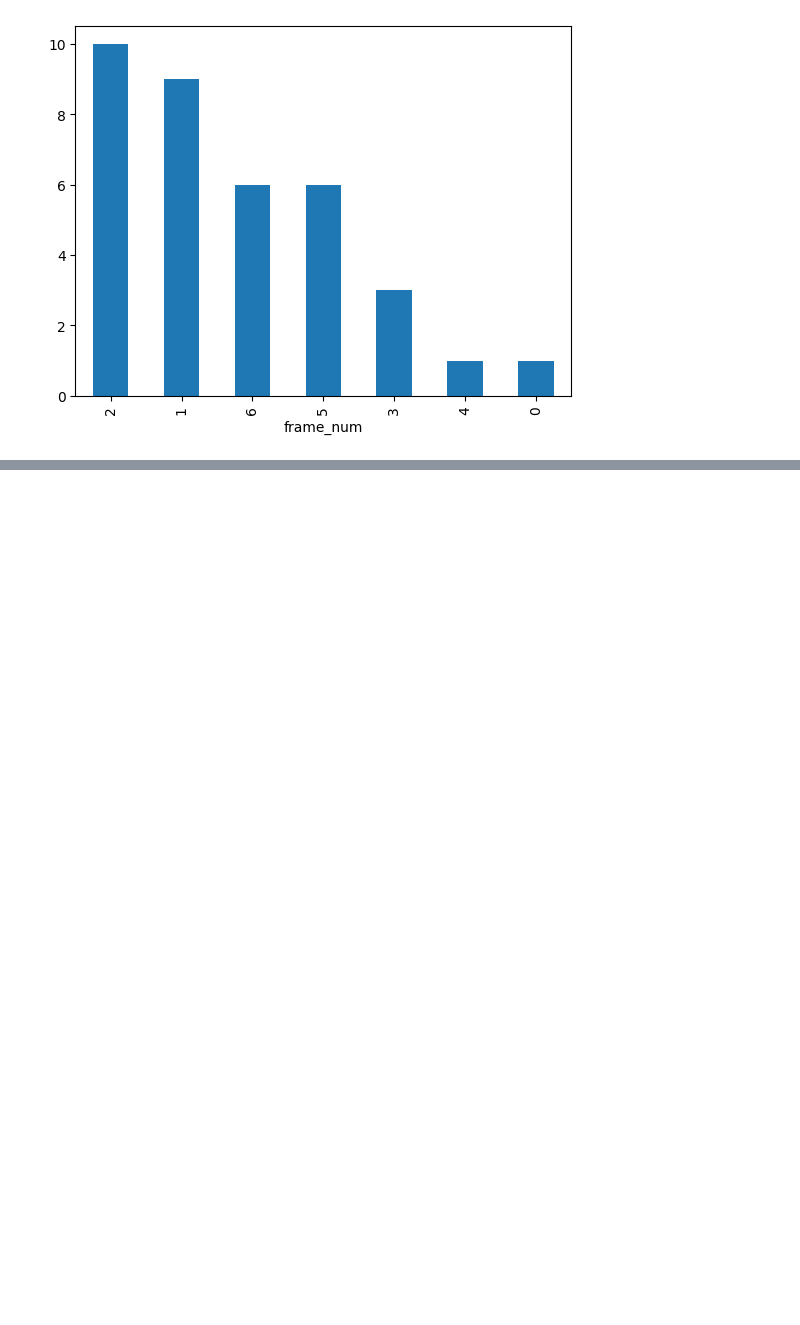
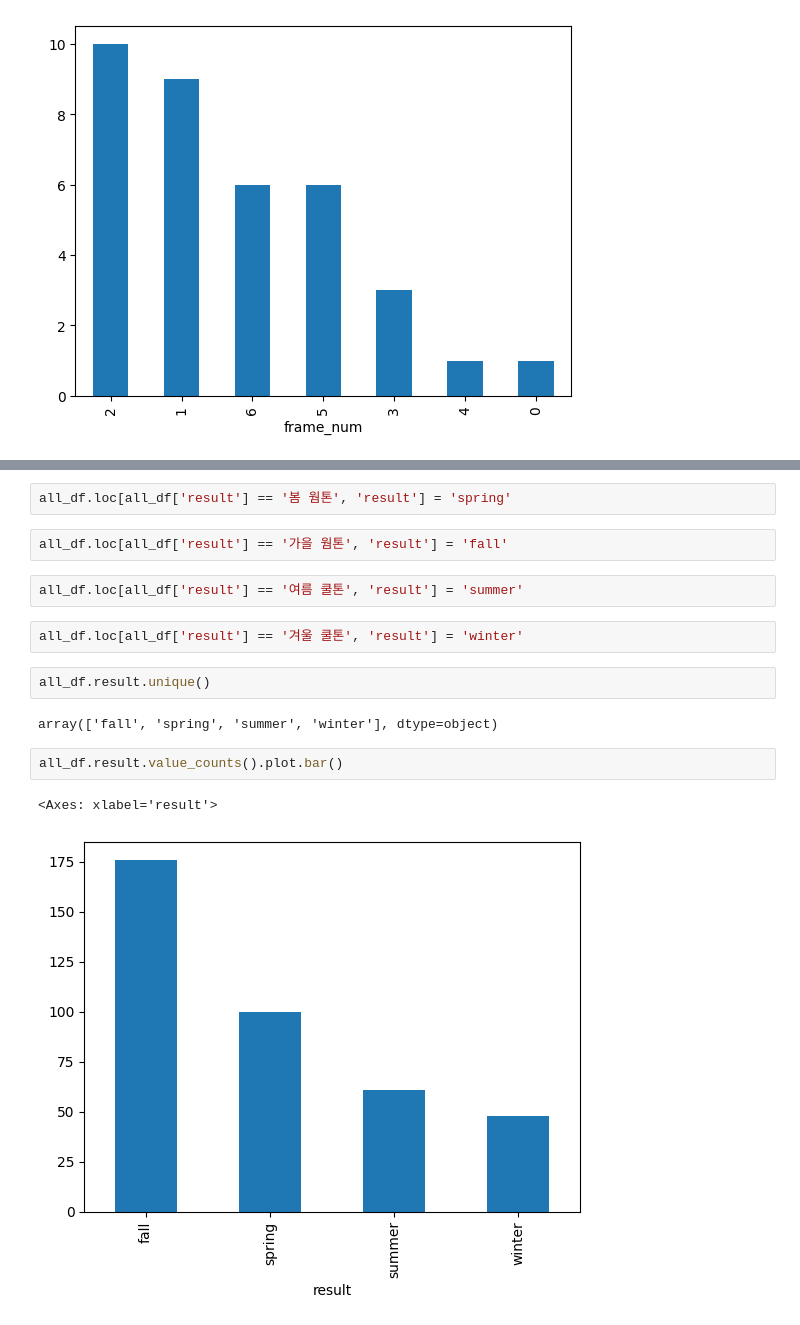
Before and after one commit to yimethan/Capstone-project, a Jupyter notebook: user_selections.ipynb, the cells around one changed output, grey strips where cells are left out. Saved outputs shown, nothing was run; the diff lists cells and outputs as text; blank space fills up the shorter version.

```diff
--- a/user_selections.ipynb
+++ b/user_selections.ipynb
@@ -115,0 +110,17 @@ winter_expo.frame_num.value_counts().plot.bar()
+# %%
+all_df.loc[all_df['result'] == '봄 웜톤', 'result'] = 'spring'
+# %%
+all_df.loc[all_df['result'] == '가을 웜톤', 'result'] = 'fall'
+# %%
+all_df.loc[all_df['result'] == '여름 쿨톤', 'result'] = 'summer'
+# %%
+all_df.loc[all_df['result'] == '겨울 쿨톤', 'result'] = 'winter'
+# %%
+all_df.result.unique()
+# %% [output]
+array(['fall', 'spring', 'summer', 'winter'], dtype=object)
+# %%
+all_df.result.value_counts().plot.bar()
+# %% [output]
+<Axes: xlabel='result'>
+[figure, added]
```
Also changed, not shown: parts of 8 cells of this notebook, 9 other files.
